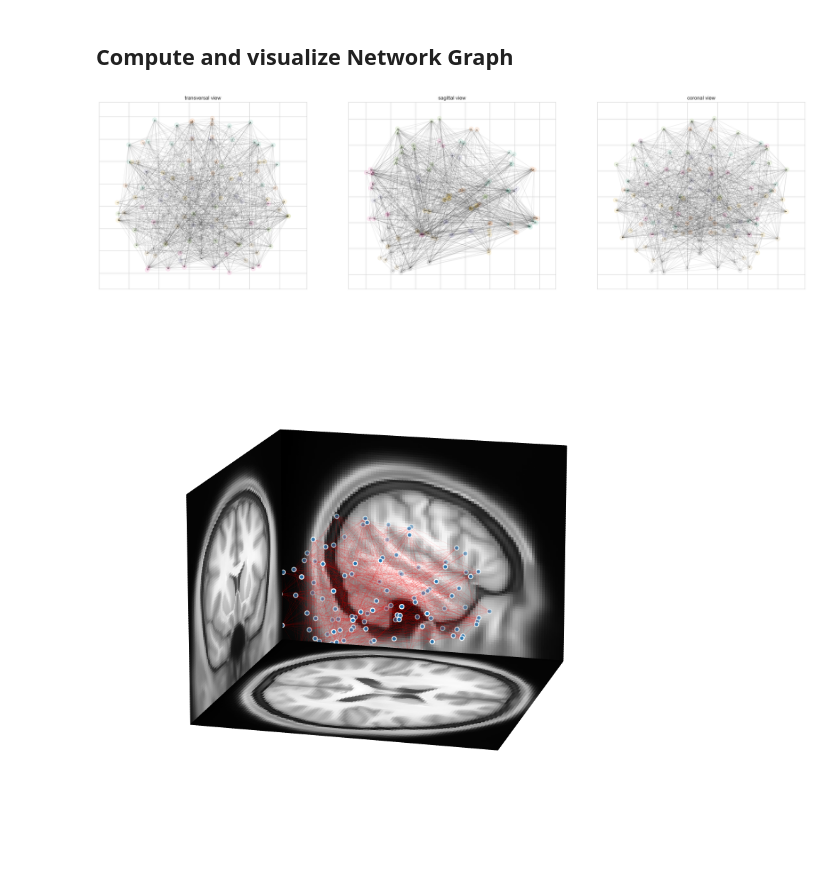
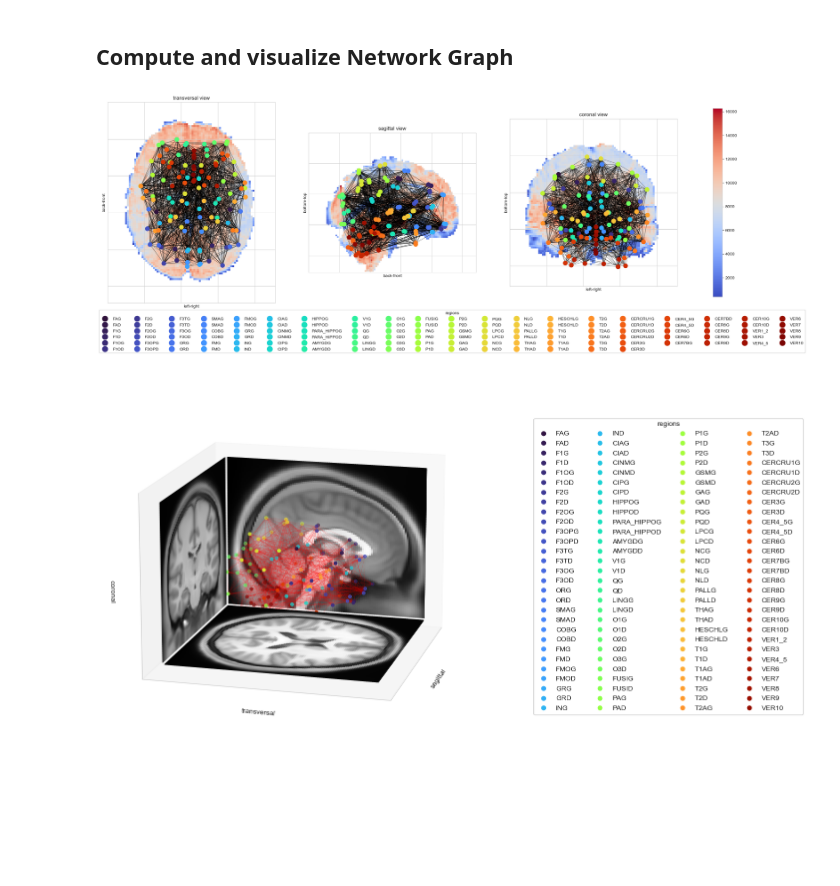
Before and after one commit to lukasbehammer/Clustering-of-HCP-Unrelated-100-Subjects-by-ROI-Correlations-in-Resting-State, a Jupyter notebook: Clustering of HCP Unrelated 100 Subjects by ROI-Correlations in Resting State.ipynb, the cells around one changed output. Saved outputs shown, nothing was run; the diff lists cells and outputs as text; code cells hidden in the pictures; blank space fills up the shorter version.

Commit message:
update visualization

```diff
--- a/Clustering of HCP Unrelated 100 Subjects by ROI-Correlations in Resting State.ipynb
+++ b/Clustering of HCP Unrelated 100 Subjects by ROI-Correlations in Resting State.ipynb
@@ -183,14 +233,3 @@ graph = nx.from_numpy_array(correlation_matrices_per_patient_abs_thresh[timestam
 all_weights = []
 for (node1, node2, data) in graph.edges(data=True):
     all_weights.append(correlation_matrices_per_patient_abs_thresh[timestamp][node1, node2])
-# %%
-# plot 2D network graph with custom positions
-fig, axs = plt.subplots(1, 3, figsize=(30, 8))
-views = [all_centroids[:, 0:2], all_centroids[:, 1:3], all_centroids[:, 0:3:2]]
-titles = ["transversal view", "sagittal view", "coronal view"]
-for ax_num, ax in enumerate(axs):
-    pos = views[ax_num]
-    nx.draw_networkx(graph, pos=pos, alpha=0.1, node_size=100, node_color=range(116), width=all_weights, with_labels=False, ax=ax, cmap="Dark2", labels=dict(zip(range(len(regions)), region_labels[:, 0])))
-    ax.set_title(titles[ax_num])
-# %% [output]
-[figure, removed]
@@ -197,3 +258,37 @@ for ax_num, ax in enumerate(axs):
+# %%
+# plot 2D network graph with custom node positions
+fig, axs = plt.subplots(1, 3, figsize=(30, 10))
+views = [all_centroids_new[:, 0:2], all_centroids_new[:, 1:3], all_centroids_new[:, 0:3:2]]
+titles = ["transversal view", "sagittal view", "coronal view"]
+pos = []
+for ax_num, ax in enumerate(axs):
+    image = plot_in_orientation(resampled_img_data_fMRI_masked, orientations[ax_num], slices[ax_num], ax=axs[ax_num], cmap="coolwarm")
+    pos.append(views[ax_num])
+    nx.draw_networkx_nodes(graph, pos=pos[ax_num], alpha=1, node_size=100, node_color=range(len(regions)), ax=ax, cmap="turbo", )
+    nx.draw_networkx_edges(graph, pos=pos[ax_num], alpha=0.5, node_size=100, edge_color="black", width=all_weights, ax=ax)
+    ax.set_title(titles[ax_num])
+# set Axis labels and limits
+axs[0].set_xlabel("left-right")
+axs[0].set_ylabel("back-front")
+axs[1].set_ylabel("bottom-top")
+axs[1].set_xlabel("back-front")
+axs[2].set_xlabel("left-right")
+axs[2].set_ylabel("bottom-top")
+axs[0].set_xlim(0, short)
+axs[0].set_ylim(long, 0)
+axs[1].set_xlim(0, long)
+axs[1].set_ylim(short, 0)
+axs[2].set_xlim(0, short)
+axs[2].set_ylim(short, 0)
+# generate legend
+legend_elements = [
+    Line2D([0], [0], marker='o', color='w', label=label, markerfacecolor=colors[label_num], markersize=15) for label_num, label in enumerate(list(region_labels[:, 0]))
+]
+legend = fig.legend(handles = legend_elements, labels=list(region_labels[:, 0]), loc="lower center", title="regions", ncols=20)
+fig.add_artist(legend)
+cbar = fig.colorbar(image, ax=axs.ravel().tolist(), shrink=0.8)
+# %% [output]
+[figure, added]
 # %%
 # image transposing
 coronal = np.transpose(resampled_img_data_T1w, [0, 2, 1])
@@ -206,24 +301,39 @@ transversal = np.transpose(resampled_img_data_T1w, [0, 1, 2])
 transversal = np.rot90(transversal, 3)
 transversal_image = transversal[:, :, transversal_slice]
 # %%
+# get positions
 pos = all_centroids
 node_pos = pos
 edge_pos = np.array([(pos[u], pos[v]) for u, v in graph.edges])
-fig = plt.figure(figsize=(10, 10))
+# set plot
+fig = plt.figure(figsize=(15,10))
 ax = fig.add_subplot(projection='3d')
+# plot background images
 x1, y1 = np.meshgrid(np.linspace(0,transversal.shape[1],transversal.shape[1]), np.linspace(0,transversal.shape[0],transversal.shape[0]))
-z1 = np.zeros(x1.shape)
+z1 = np.ones(x1.shape)*-1
 ax.plot_surface(x1, y1, z1, rstride=1, cstride=1, facecolors=plt.cm.gray(transversal_image/transversal_image.max()), shade=False)
 x2, z2 = np.meshgrid(np.linspace(0,coronal.shape[0],coronal.shape[0]), np.linspace(0,coronal.shape[1],coronal.shape[1]))
-y2 = np.zeros(x2.shape)
+y2 = np.ones(x2.shape)*-1
 ax.plot_surface(x2, y2, z2, rstride=1, cstride=1, facecolors=plt.cm.gray(coronal_image/coronal_image.max()), shade=False)
 z3, y3 = np.meshgrid(np.linspace(0,sagittal.shape[1],sagittal.shape[1]), np.linspace(0,sagittal.shape[0],sagittal.shape[0]))
-x3 = np.zeros(z3.shape)
+x3 = np.ones(z3.shape)*-1
 ax.plot_surface(x3, y3, z3, rstride=1, cstride=1, facecolors=plt.cm.gray(sagittal_image/sagittal_image.max()), shade=False)
-ax.scatter3D(*node_pos.T, s=20, ec="w")
+# plot nodes
+scatter = ax.scatter3D(*node_pos.T, c=regions, s=20, cmap="turbo")
+# plot edges
 for edge_num in np.arange(edge_pos.shape[0]):
-    ax.plot3D(xs=(edge_pos[edge_num, 0, 0], edge_pos[edge_num, 1, 0]), ys=(edge_pos[edge_num, 0, 1], edge_pos[edge_num, 1, 1]), zs=(edge_pos[edge_num, 0, 2], edge_pos[edge_num, 1, 2]), color="red", linewidth=all_weights[edge_num]*0.5, alpha=0.1)
+    ax.plot3D(xs=(edge_pos[edge_num, 0, 0], edge_pos[edge_num, 1, 0]), ys=(edge_pos[edge_num, 0, 1], edge_pos[edge_num, 1, 1]), zs=(edge_pos[edge_num, 0, 2], edge_pos[edge_num, 1, 2]), color="red", linewidth=all_weights[edge_num]*0.5, alpha=0.2)
+# set viewing angle
 ax.view_init(15, 15)
-ax.set_axis_off()
+# generate legend
+legend = fig.legend(handles = scatter.legend_elements(num=len(regions))[0], labels=list(region_labels[:, 0]), bbox_to_anchor=(1.2, 0.5), loc="right", title="regions", ncols=4)
+fig.add_artist(legend)
+# set Axis labels and remove ticks
+ax.set_xlabel("sagittal")
+ax.set_ylabel("transversal")
+ax.set_zlabel("coronal")
+ax.set_xticks([])
+ax.set_yticks([])
+ax.set_zticks([]);
 # %% [output]
-[figure, old version]
+[figure, new version]
```
Also changed, not shown: parts of 11 cells of this notebook, 2 other files.
